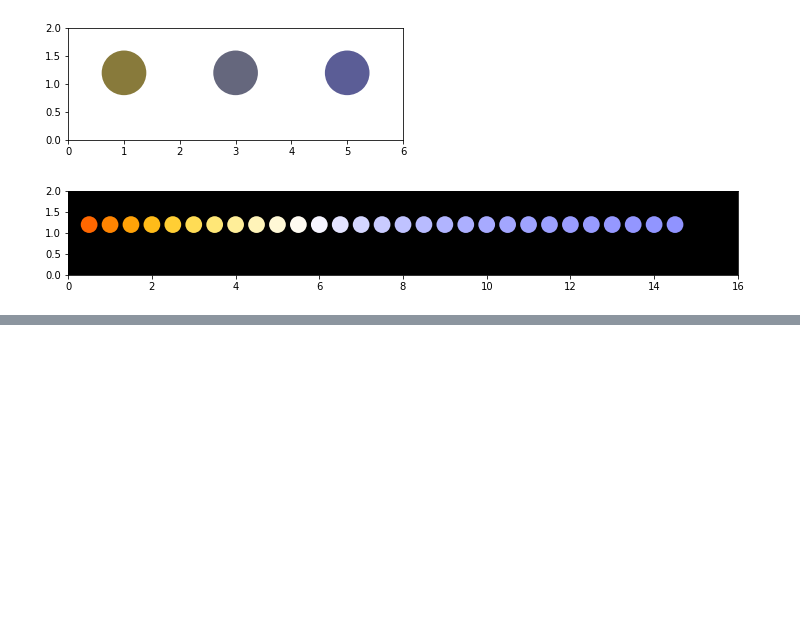
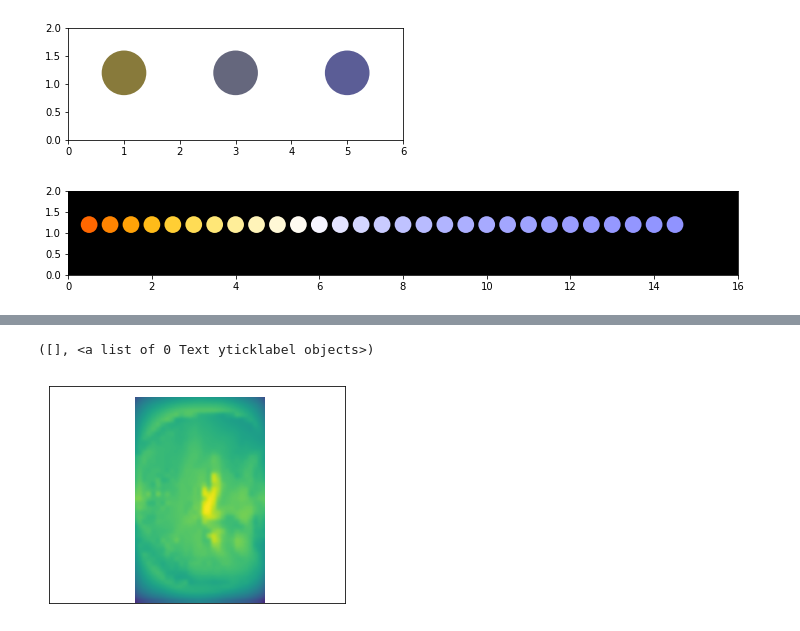
Before and after one commit to alphaparrot/GCMscope, a Jupyter notebook: colortest.ipynb, the cells around one changed output, grey strips where cells are left out. Saved outputs shown, nothing was run; the diff lists cells and outputs as text; code cells hidden in the pictures; blank space fills up the shorter version.

```diff
--- a/colortest.ipynb
+++ b/colortest.ipynb
@@ -165,3 +176,10 @@ for j in range(0,47):
     for k in range(0,64):
         intens[j,k,:] = colormatch.makexyz(wvl,mm[j,k,:])
 norms = intens[:,:,2]/np.amax(intens[:,:,2])
+# %%
+plt.imshow(np.log10(intens[:,:,2]),interpolation='gaussian')
+plt.xticks([])
+plt.yticks([])
+# %% [output]
+([], <a list of 0 Text yticklabel objects>)
+[figure, added]
```
Also changed, not shown: parts of 48 cells of this notebook, 1 other file.
